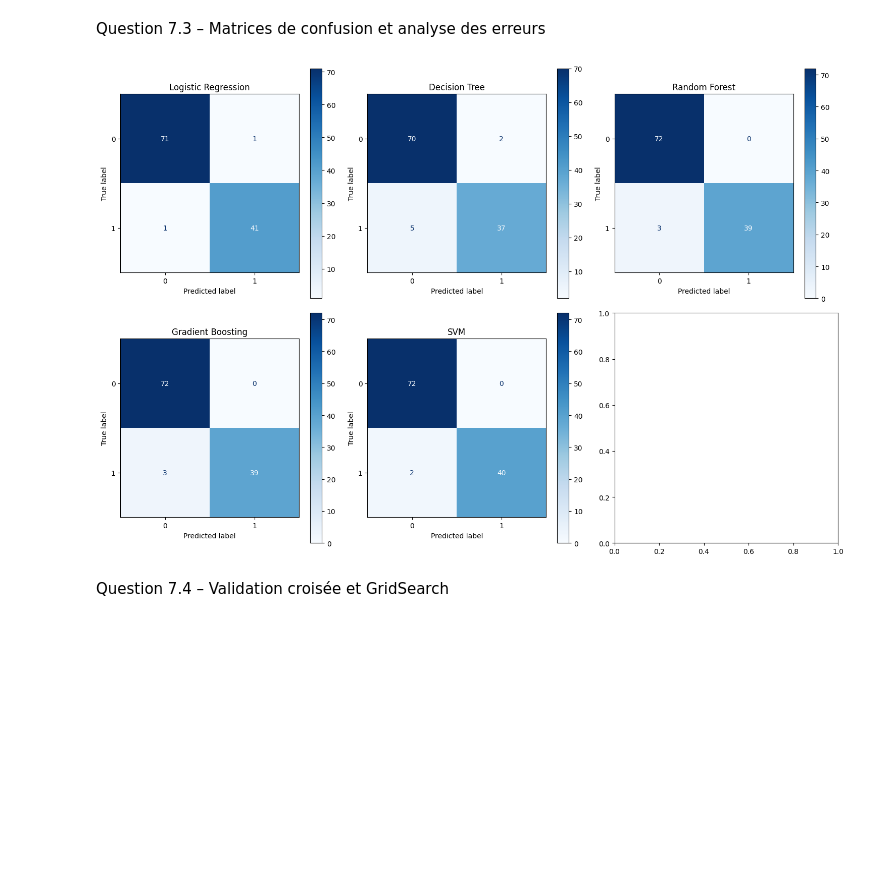
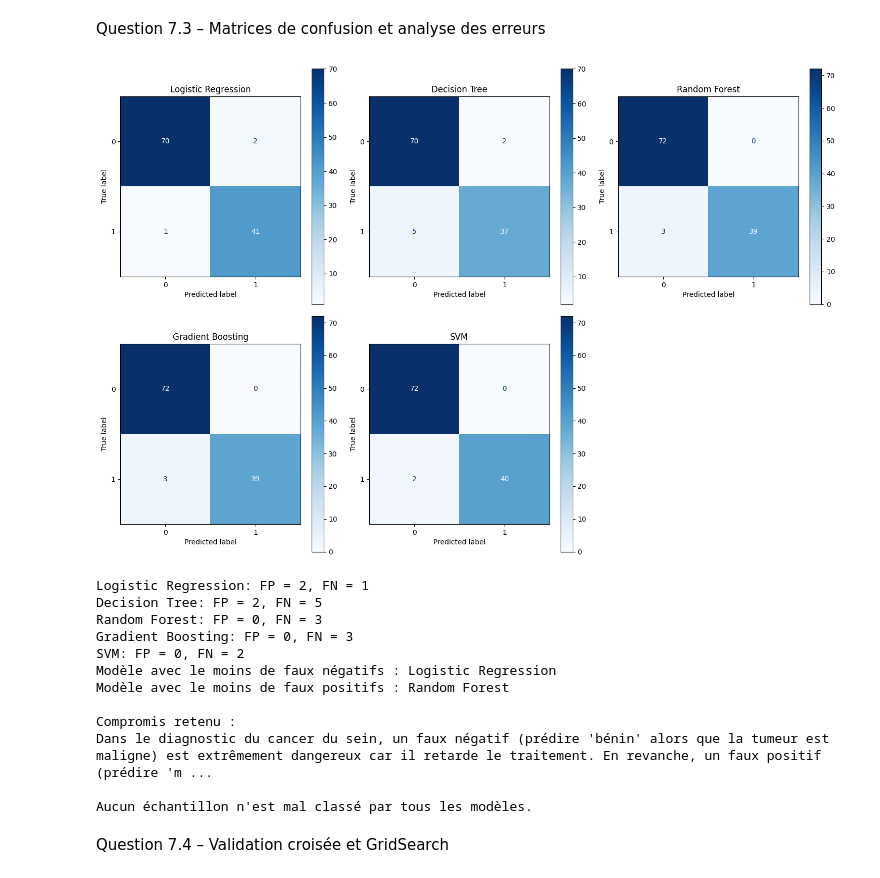
Before and after one commit to Melyna16/Projet-Data-Mining-Breast-Cancer, a Jupyter notebook: breast_cancer_analysis.ipynb, the cells around one changed output. Cells and saved outputs as stored; diff of their text form; code cells hidden in the pictures; blank space fills up the shorter version.

```diff
--- a/breast_cancer_analysis.ipynb
+++ b/breast_cancer_analysis.ipynb
@@ -1059,20 +1147,78 @@ SVM                     0.982      1.000   0.952     0.976    0.998
 # %% [markdown]
 Question 7.3 – Matrices de confusion et analyse des erreurs
 # %%
-# Cellule C7.3 : Matrices de confusion
+# Cellule C7.3 - Matrices de confusion et analyse des erreurs (version complète)
+import numpy as np
+import matplotlib.pyplot as plt
+from sklearn.metrics import ConfusionMatrixDisplay, confusion_matrix
+
+# 1. Afficher les matrices de confusion pour chaque modèle
 fig, axes = plt.subplots(2, 3, figsize=(15, 10))
 axes = axes.flatten()
 for ax, (name, model) in zip(axes, models.items()):
     ConfusionMatrixDisplay.from_estimator(model, X_final_test, y_test, ax=ax, cmap='Blues')
     ax.set_title(name)
+# Cacher le sixième sous-graphique s'il y a 5 modèles
+if len(models) < len(axes):
+    axes[-1].axis('off')
 plt.tight_layout()
 plt.savefig('graphs/confusion_matrices.png', dpi=300, bbox_inches='tight')
 plt.show()
 
-# Analyse : faux négatifs coûtent plus cher (cancer non détecté)
-# Le modèle avec le moins de faux négatifs est celui avec le meilleur recall (souvent Random Forest ou Gradient Boosting)
+# 2. Calculer les faux positifs (FP) et faux négatifs (FN) pour chaque modèle
+results_errors = {}
+for name, model in models.items():
+    y_pred = model.predict(X_final_test)
+    tn, fp, fn, tp = confusion_matrix(y_test, y_pred).ravel()
+    results_errors[name] = {'FP': fp, 'FN': fn}
+    print(f"{name}: FP = {fp}, FN = {fn}")
+
+# 3. Identifier les meilleurs modèles
+best_recall_model = min(results_errors, key=lambda x: results_errors[x]['FN'])
+best_precision_model = min(results_errors, key=lambda x: results_errors[x]['FP'])
+
+
+print(f"Modèle avec le moins de faux négatifs : {best_recall_model}")
+print(f"Modèle avec le moins de faux positifs : {best_precision_model}")
+
+# 4. Compromis Precision / Recall (contexte médical)
+print("\nCompromis retenu :")
+print("Dans le diagnostic du cancer du sein, un faux négatif (prédire 'bénin' alors que la tumeur est maligne) "
+      "est extrêmement dangereux car il retarde le traitement. En revanche, un faux positif (prédire 'malin' pour une tumeur bénigne) "
+      "entraîne seulement des examens complémentaires. Par conséquent, nous privilégions le **Recall** (sensibilité) "
+      "même si cela augmente les faux positifs. Le modèle avec le meilleur recall est celui qui minimise les FN.")
+
+# 5. Identifier les échantillons systématiquement mal classés par tous les modèles
+# Récupérer les prédictions de tous les modèles
+y_preds_all = np.array([model.predict(X_final_test) for model in models.values()])
+# Vérifier pour chaque échantillon si tous les modèles se trompent (aucun prédit la bonne classe)
+misclassified_by_all = np.all(y_preds_all != y_test.values.reshape(1, -1), axis=0)
+misclassified_indices = np.where(misclassified_by_all)[0]
+
+if len(misclassified_indices) > 0:
+    print(f"\n{len(misclassified_indices)} échantillon(s) mal classé(s) par TOUS les modèles : indices {misclassified_indices}")
+    # Option : afficher les vraies valeurs et les prédictions de chaque modèle
+    for idx in misclassified_indices:
+        print(f"\nÉchantillon {idx}: vraie classe = {y_test.iloc[idx]}")
+        for name, model in models.items():
+            pred = model.predict(X_final_test[idx].reshape(1, -1))[0]
+            print(f"  {name} a prédit : {pred}")
+else:
+    print("\nAucun échantillon n'est mal classé par tous les modèles.")
 # %% [output]
-[figure, old version]
+[figure, new version]
+Logistic Regression: FP = 2, FN = 1
+Decision Tree: FP = 2, FN = 5
+Random Forest: FP = 0, FN = 3
+Gradient Boosting: FP = 0, FN = 3
+SVM: FP = 0, FN = 2
+Modèle avec le moins de faux négatifs : Logistic Regression
+Modèle avec le moins de faux positifs : Random Forest
+
+Compromis retenu :
+Dans le diagnostic du cancer du sein, un faux négatif (prédire 'bénin' alors que la tumeur est maligne) est extrêmement dangereux car il retarde le traitement. En revanche, un faux positif (prédire 'm ...
+
+Aucun échantillon n'est mal classé par tous les modèles.
 # %% [markdown]
 Question 7.4 – Validation croisée et GridSearch
 # %%
```
Also changed, not shown: parts of 18 cells of this notebook, 13 other files.
